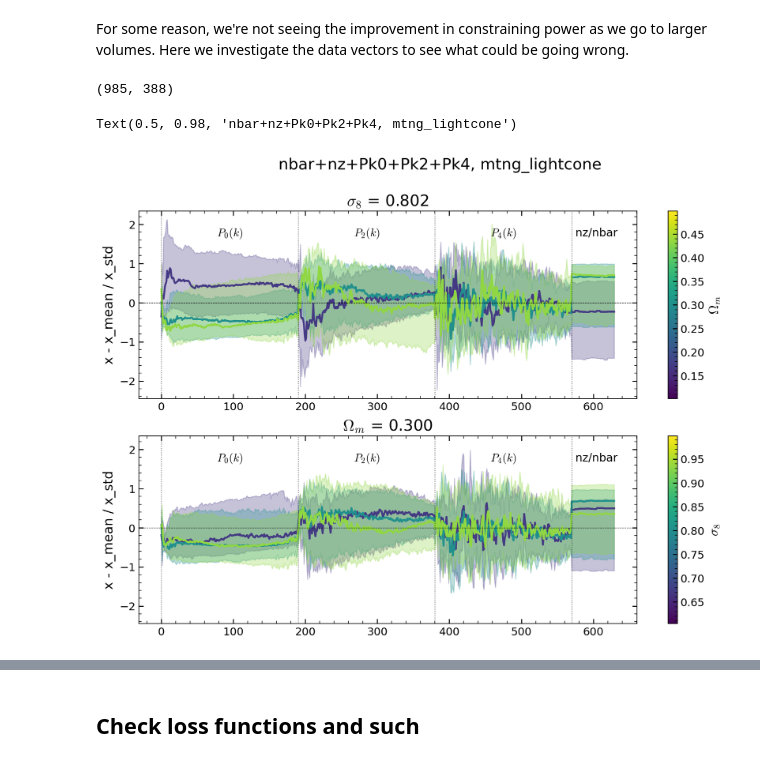
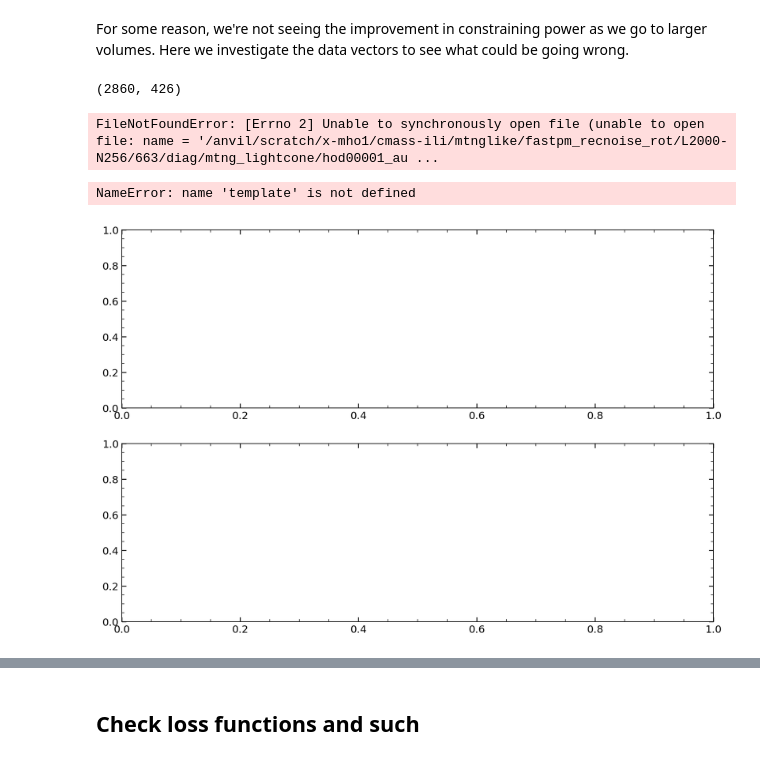
Before and after one commit to maho3/matts_tests, a Jupyter notebook: fix_scaling.ipynb, the cells around one changed output, grey strips where cells are left out. Drawn from its saved outputs; the diff is of its cells as text; code cells hidden in the pictures.

```diff
--- a/fix_scaling.ipynb
+++ b/fix_scaling.ipynb
@@ -25,18 +25,18 @@ import h5py
 warnings.filterwarnings('ignore')
 # %%
 
-# galaxies
-modeldir = '/anvil/scratch/x-mho1/cmass-ili/abacuslike/fastpm_hodzbias/models/galaxy/nbar+zPk0+zPk2+zPk4/kmin-0.0_kmax-0.4'
-diagfile = '/anvil/scratch/x-mho1/cmass-ili/abacuslike/fastpm_hodzbias/L2000-N256/663/diag/galaxies/hod06631.h5'
+# # galaxies
+# modeldir = '/anvil/scratch/x-mho1/cmass-ili/abacuslike/fastpm_hodzbias/models/galaxy/nbar+zPk0+zPk2+zPk4/kmin-0.0_kmax-0.4'
+# diagfile = '/anvil/scratch/x-mho1/cmass-ili/abacuslike/fastpm_hodzbias/L2000-N256/663/diag/galaxies/hod06631.h5'
 # # sgc_lightcone
 # modeldir = '/anvil/scratch/x-mho1/cmass-ili/abacuslike/fastpm_recnoise/models/sgc_lightcone/nbar+nz+Pk0+Pk2+Pk4/kmin-0.0_kmax-0.4'
 # diagfile = '/anvil/scratch/x-mho1/cmass-ili/abacuslike/fastpm_recnoise/L2000-N256/663/diag/sgc_lightcone/hod00001_aug00001.h5'
 # # 1hod mtng_lightcone
 # modeldir = '/anvil/scratch/x-mho1/cmass-ili/abacuslike/fastpm_recnoise_1hod/models/mtng_lightcone/nbar+nz+Pk0+Pk2+Pk4/kmin-0.0_kmax-0.4'
 # diagfile = '/anvil/scratch/x-mho1/cmass-ili/abacuslike/fastpm_recnoise_1hod/L2000-N256/663/diag/mtng_lightcone/hod00001_aug00001.h5'
-# # 1hod mtng_lightcone
-# modeldir = '/anvil/scratch/x-mho1/cmass-ili/abacuslike/fastpm_recnoise_rot/models/mtng_lightcone/nbar+nz+Pk0+Pk2+Pk4/kmin-0.0_kmax-0.4'
-# diagfile = '/anvil/scratch/x-mho1/cmass-ili/abacuslike/fastpm_recnoise_rot/L2000-N256/663/diag/mtng_lightcone/hod00001_aug00001.h5'
+# 1hod mtng_lightcone
+modeldir = '/anvil/scratch/x-mho1/cmass-ili/mtnglike/fastpm_recnoise_rot/models/mtng_lightcone/nbar+nz+Pk0+Pk2+Pk4/kmin-0.0_kmax-0.4'
+diagfile = '/anvil/scratch/x-mho1/cmass-ili/mtnglike/fastpm_recnoise_rot/L2000-N256/663/diag/mtng_lightcone/hod00001_aug00001.h5'
 
 xtrain = np.load(join(modeldir, 'x_train.npy'))
 thetatrain = np.load(join(modeldir, 'theta_train.npy'))
@@ -51,7 +51,7 @@ thetafid
 
 cosmonames = [r'$\Omega_m$', r'$\Omega_b$', r'$h$', r'$n_s$', r'$\sigma_8$']
 # %% [output]
-(985, 388)
+(2860, 426)
 # %%
 with h5py.File(diagfile, 'r') as f:
     if 'Pk_k3D' not in f:
@@ -74,6 +74,8 @@ Nk = len(xk3D)//3
 
 template = xtest.mean(axis=0)
 template_std = xtest.std(axis=0)
+# %% [output]
+FileNotFoundError: [Errno 2] Unable to synchronously open file (unable to open file: name = '/anvil/scratch/x-mho1/cmass-ili/mtnglike/fastpm_recnoise_rot/L2000-N256/663/diag/mtng_lightcone/hod00001_au ...
 # %%
 # from mpl_toolkits.axes_grid1.inset_locator import inset_axes
 
@@ -140,7 +142,7 @@ name = cosmonames[0]
 k, l = 0, 4
 norm = mpl.colors.Normalize(*thetarange[k])
 selection = np.random.choice(np.argwhere(
-    np.abs(thetatest[:, l] - thetafid[l]) < 0.05).flatten(), size=N, replace=False)
+    np.abs(thetatest[:, l] - thetafid[l]) < 0.1).flatten(), size=N, replace=False)
 tbins = np.linspace(*thetarange[k], Nbins+1)
 for i in range(len(tbins) - 1):
     mask = (thetatest[selection, k] >= tbins[i]) & (
@@ -168,36 +170,36 @@ ax.axhline(0, color='k', lw=0.5, ls='--')
 ax = axs[1]
 k, l = 4, 0
 norm = mpl.colors.Normalize(*thetarange[k])
 selection = np.random.choice(np.argwhere(
-    np.abs(thetatest[:, l] - thetafid[l]) < 0.05).flatten(), size=N, replace=False)
+    np.abs(thetatest[:, l] - thetafid[l]) < 0.1).flatten(), size=N, replace=False)
 tbins = np.linspace(*thetarange[k], Nbins+1)
 for i in range(len(tbins) - 1):
     mask = (thetatest[selection, k] >= tbins[i]) & (
         thetatest[selection, k] < tbins[i + 1])
     percs = np.percentile(
         (xtest[selection][mask]-template)/template_std, [16, 50, 84], axis=0)
     tmid = (tbins[i] + tbins[i + 1]) / 2
     ax.plot(percs[1], color=plt.cm.viridis(norm(tmid)), lw=2,
             label=f'{tbins[i]:.2f} - {tbins[i + 1]:.2f}')
     ax.fill_between(np.arange(len(percs[0])), percs[0], percs[2],
                     color=plt.cm.viridis(norm(tmid)), alpha=0.3)
 f.colorbar(plt.cm.ScalarMappable(norm=norm, cmap='viridis'),
            label=r'$\sigma_8$', ax=ax)
 ax.set_title(f'{cosmonames[l]} = {thetafid[l]:.3f}')
 ax.set_ylabel('x - x_mean / x_std')
 for i in range(4):
     ax.axvline(i * Nk, color='k', ls=':', lw=0.5)
 for i in range(3):
     ax.text(i * Nk + Nk / 2, 1.7, f'$P_{{{2*i}}}(k)$',
             horizontalalignment='center', fontsize=12, color='k')
 ax.text(3*Nk + 5, 1.7, r'nz/nbar',
         horizontalalignment='left', fontsize=12, color='k')
 ax.axhline(0, color='k', lw=0.5, ls='--')
 
 f.suptitle(modeldir.split('/')[-2] + ', ' + modeldir.split('/')[-3])
 # %% [output]
-Text(0.5, 0.98, 'nbar+nz+Pk0+Pk2+Pk4, mtng_lightcone')
+NameError: name 'template' is not defined
-[figure, old version]
+[figure, new version]
 # %%
 import xgboost as xgb
 from sklearn.multioutput import MultiOutputRegressor
```
Also changed, not shown: parts of 4 cells of this notebook, 1 other file.
